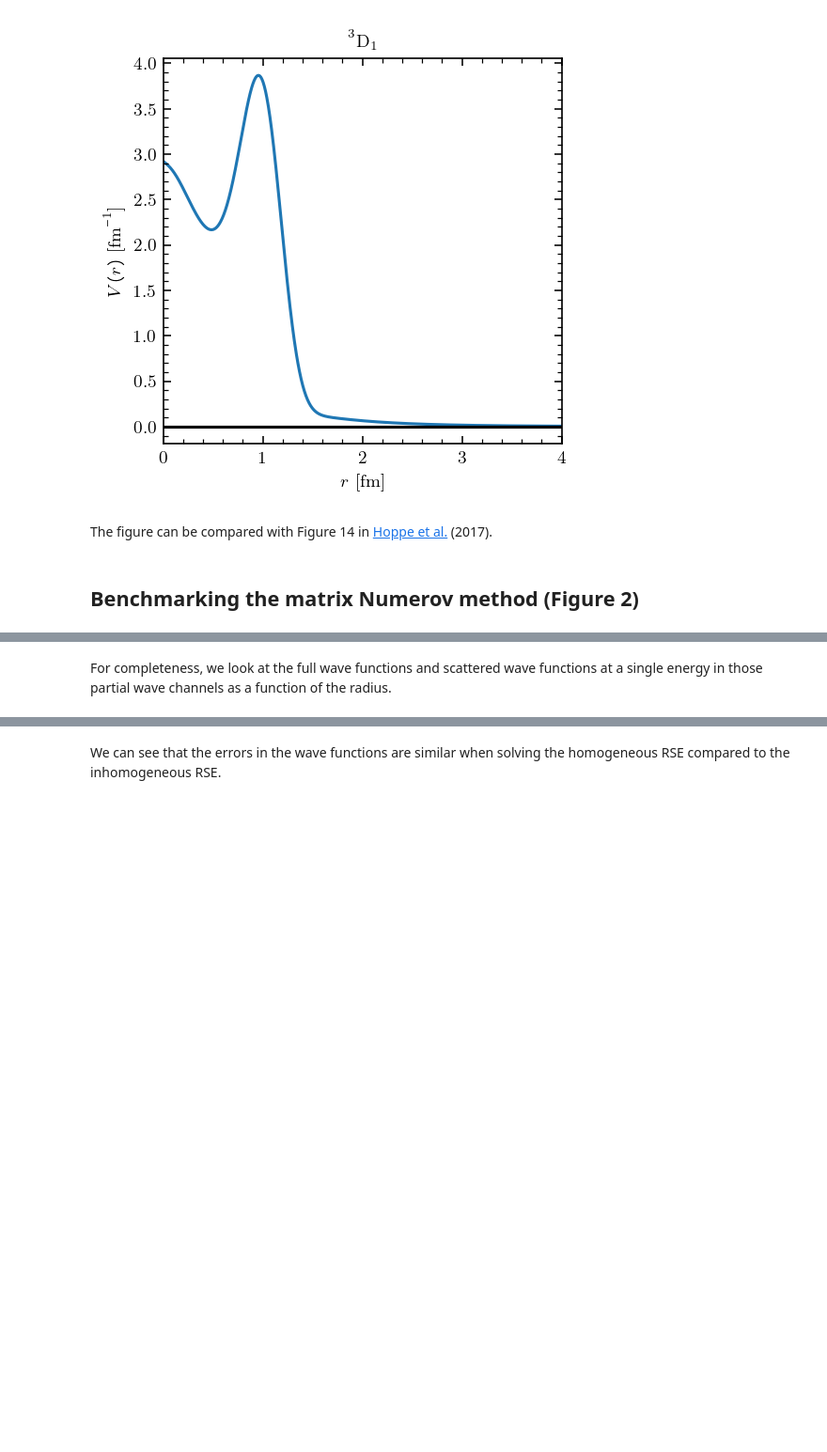
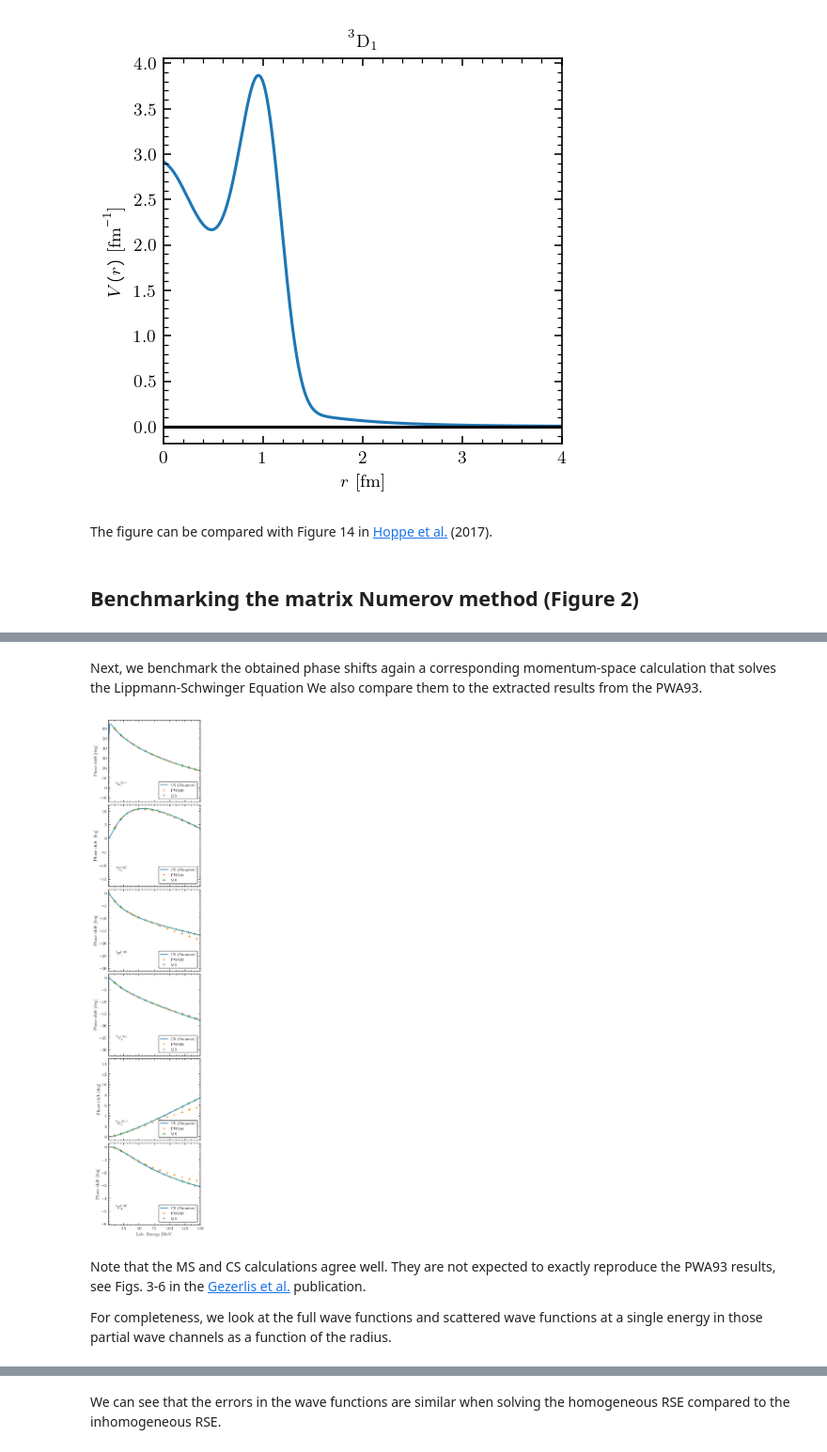
Before and after one commit to buqeye/cs_greedy_emulator, a Jupyter notebook: chiral.ipynb, the cells around one changed output, grey strips where cells are left out. Shown: that part at 94% size. Drawn from its saved outputs; the diff is of its cells as text; code cells hidden in the pictures; blank space fills up the shorter version.

```diff
--- a/chiral.ipynb
+++ b/chiral.ipynb
@@ -162,4 +163,44 @@ working on 1G4
+# %% [markdown]
+Next, we benchmark the obtained phase shifts again a corresponding momentum-space calculation that solves the Lippmann-Schwinger Equation We also compare them to the extracted results from the PWA93.
+# %%
+fig, axs = plt.subplots(len(channels), 1,
+                        figsize=(8.6*cm,6.6*cm*len(channels)),
+                        constrained_layout=True,
+                        sharex=True, sharey=False)
+for ichannel, channel in enumerate(channels):
+    ax = axs[ichannel]
+    data_calc = pd.read_csv(f"{output_dir}/benchmkark_numerov_chiral_phaseshifts_{channel.spectNotation}.csv")
+    data_calc["Tlab (MeV)"] = data_calc["Energies (MeV)"]*2
+    data_ref = pd.read_csv(
+        f"./data/phaseshifts/nn-online/PWA93-{channel.spectNotation[:-2]}-np.txt",
+        skiprows=0, names=("Tlab", "phaseshift"),
+        skipinitialspace=True, index_col=False, comment="#", sep=" "
+        )
+
+    data_calc_ms = pd.read_csv(
+        f"./data/phaseshifts/N2LO_fulllocal_R0_1.0_lam_50.0_Np_54/phaseShifts_{channel.spectNotation}.txt",
+        skiprows=0, skipinitialspace=True, index_col=False,
+        comment="#", sep=" ", names=("Tlab (MeV)", "phaseshift")
+        )
+
+    # ax.plot(data_calc["Tlab (MeV)"], data_calc["RK45 (deg)"], label="CS (RK45)")
+    ax.plot(data_calc["Tlab (MeV)"], data_calc["Numerov (deg)"], label="CS (Numerov)")
+    ax.plot(data_ref["Tlab"], data_ref["phaseshift"],
+            ls="", marker="+", ms=6, markevery = 120, label="PWA93")
+    ax.plot(data_calc_ms["Tlab (MeV)"], data_calc_ms["phaseshift"],
+            ls="", marker="+", ms=6, markevery=5, label="MS")
+
+    ax.text(0.08, 0.2, f"{channel.spectNotationTeX}", transform=ax.transAxes)
+    if ichannel == len(channels) - 1:
+        ax.set_xlabel("Lab. Energy [MeV]")
+    ax.set_ylabel("Phase shift [deg]")
+    ax.set_xlim(energies_MeV[0], energies_MeV[-1])
+    ax.legend(loc="lower right", ncol=1, fontsize=8)
+# %% [output]
+[figure, added]
 # %% [markdown]
+Note that the MS and CS calculations agree well. They are not expected to exactly reproduce the PWA93 results, see Figs. 3-6 in the [Gezerlis et al.](https://arxiv.org/pdf/1406.0454) publication.
+
 For completeness, we look at the full wave functions and scattered wave functions at a single energy in those partial wave channels as a function of the radius.
 # %%
 from constants import cm
```
Also changed, not shown: parts of 3 cells of this notebook.
